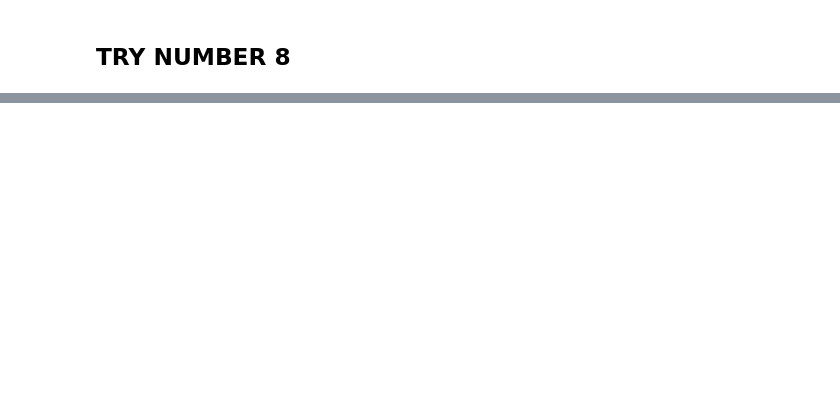
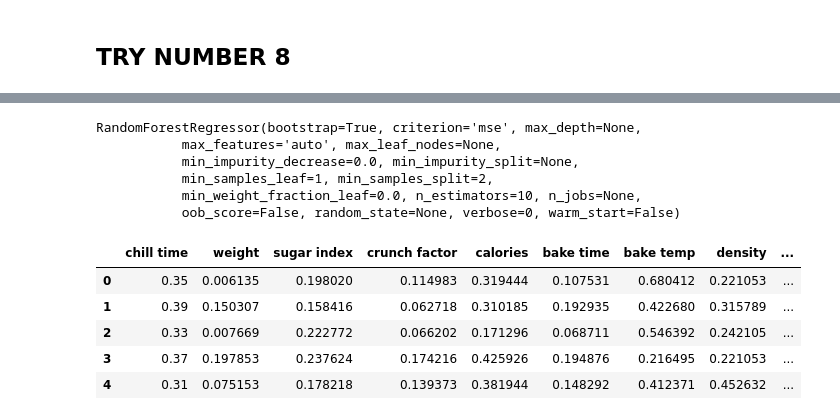
Before and after one commit to roger-roig/datathlon, a Jupyter notebook: cookies_roger.ipynb, the cells around one changed output, grey strips where cells are left out. Cells and saved outputs as stored; diff of their text form; code cells hidden in the pictures; blank space fills up the shorter version.

```diff
--- a/cookies_roger.ipynb
+++ b/cookies_roger.ipynb
@@ -476,0 +565,24 @@ for i in range(len(scores_list_try_8)):
+# %%
+rf = RandomForestRegressor()
+# %%
+rf.fit(X_train,y_train)
+# %% [output]
+RandomForestRegressor(bootstrap=True, criterion='mse', max_depth=None,
+           max_features='auto', max_leaf_nodes=None,
+           min_impurity_decrease=0.0, min_impurity_split=None,
+           min_samples_leaf=1, min_samples_split=2,
+           min_weight_fraction_leaf=0.0, n_estimators=10, n_jobs=None,
+           oob_score=False, random_state=None, verbose=0, warm_start=False)
+# %%
+preds = rf.predict(X_test)
+# %%
+cookies_concat['predictions'] = preds
+# %%
+cookies_concat.head()
+# %% [output]
+|  | chill time | weight | sugar index | crunch factor | calories | bake time | bake temp | density | ... |
+| 0 | 0.35 | 0.006135 | 0.198020 | 0.114983 | 0.319444 | 0.107531 | 0.680412 | 0.221053 | ... |
+| 1 | 0.39 | 0.150307 | 0.158416 | 0.062718 | 0.310185 | 0.192935 | 0.422680 | 0.315789 | ... |
+| 2 | 0.33 | 0.007669 | 0.222772 | 0.066202 | 0.171296 | 0.068711 | 0.546392 | 0.242105 | ... |
+| 3 | 0.37 | 0.197853 | 0.237624 | 0.174216 | 0.425926 | 0.194876 | 0.216495 | 0.221053 | ... |
+| 4 | 0.31 | 0.075153 | 0.178218 | 0.139373 | 0.381944 | 0.148292 | 0.412371 | 0.452632 | ... |
```
Also changed, not shown: parts of 14 cells of this notebook.
